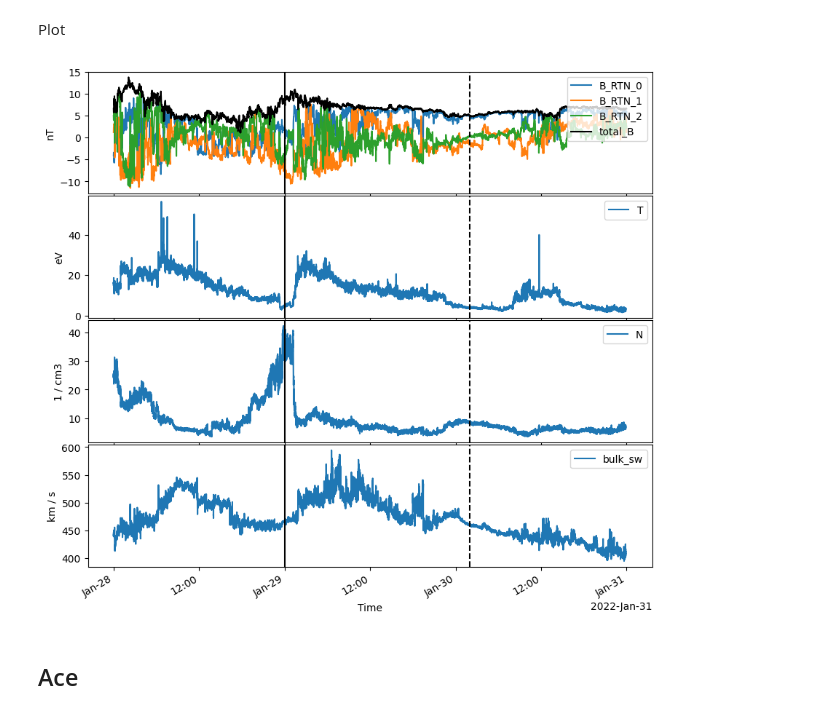
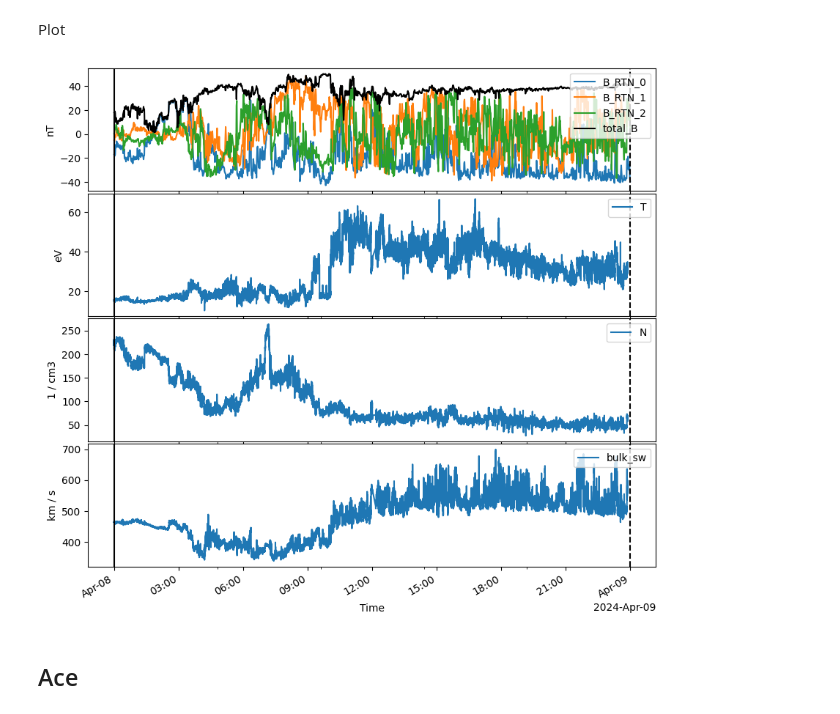
Before and after one commit to BlueNeptune11/sun_capstone, a Jupyter notebook: AceSoPsp_timeseries.ipynb, the cells around one changed output. Saved outputs shown, nothing was run; the diff lists cells and outputs as text; code cells hidden in the pictures.

```diff
--- a/AceSoPsp_timeseries.ipynb
+++ b/AceSoPsp_timeseries.ipynb
@@ -23,8 +23,8 @@ warnings.filterwarnings("ignore")
 #tstart = parse_time("2021-05-28 01:00")
 #tend = parse_time("2021-05-29 14:00")
 
-start = '2022-01-28 00:00'
-end = '2022-01-30 14:00'
+start = '2024-04-08 00:00'
+end = '2024-04-09 00:00'
 
 # Select time period
 tstart = parse_time(start)
@@ -232,22 +221,22 @@ Plot
 # %%
 fig, ax = plt.subplots(4, figsize=(10, 10), sharex=True)
 
 solo_mag.plot(columns=['B_RTN_0', 'B_RTN_1', 'B_RTN_2'], axes=ax[0])
 solo_mag.plot(columns=['total_B'], axes=ax[0], color='k')
 solo_swa_pas.plot(columns=['T'], axes=ax[1])
 solo_swa_pas.plot(columns=['N'], axes=ax[2])
 solo_swa_pas.plot(columns=['bulk_sw'], axes=ax[3])
 ax[3].set_xlabel("Time")
 
 
 for aa in ax:
     aa.legend(loc="upper right")
-    aa.axvline("2022-01-29 00:00", color='k')
-    aa.axvline("2022-01-30 02:00", color='k', ls="dashed")
+    aa.axvline(f"{start}", color='k')
+    aa.axvline(f"{end}", color='k', ls="dashed")
 
 plt.subplots_adjust(hspace=0.02)
 # %% [output]
-[figure, old version]
+[figure, new version]
 # %% [markdown]
 ## Ace
 # %%
```
Also changed, not shown: parts of 14 cells of this notebook, 10 other files.
